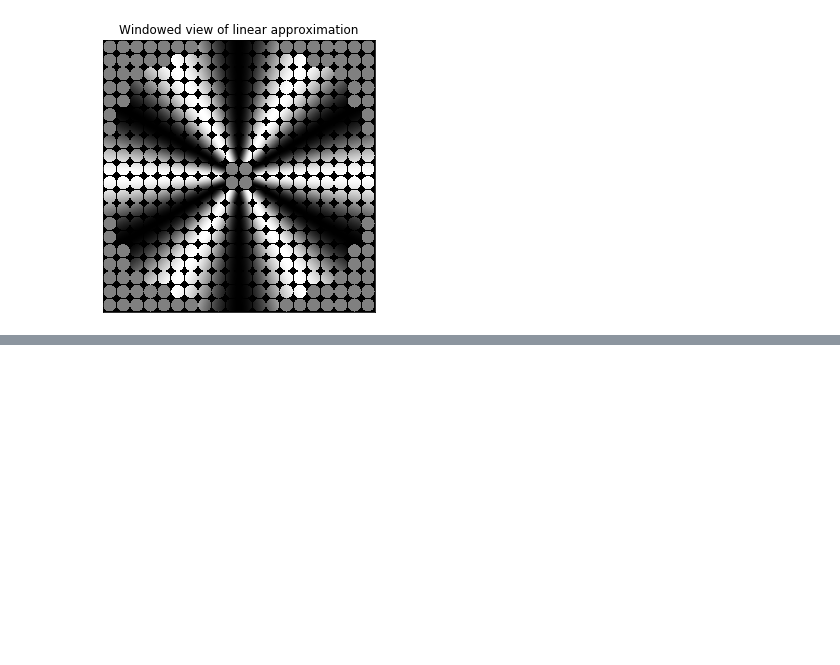
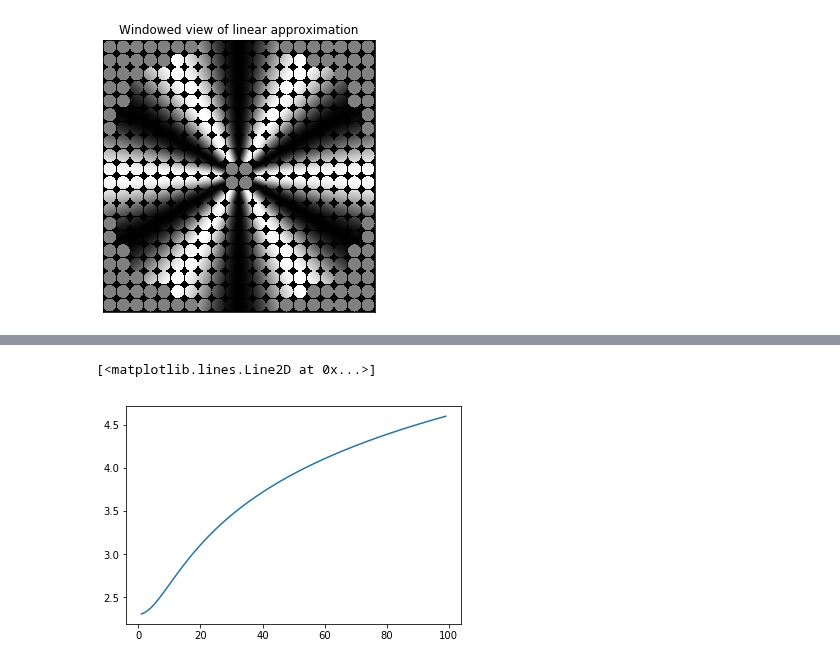
Before and after one commit to billbrod/spatial-frequency-preferences, a Jupyter notebook: notebooks/Grating-approximations.ipynb, the cells around one changed output, grey strips where cells are left out. Cells and saved outputs as stored; diff of their text form; code cells hidden in the pictures; blank space fills up the shorter version.

```diff
--- a/notebooks/Grating-approximations.ipynb
+++ b/notebooks/Grating-approximations.ipynb
@@ -77,0 +79,5 @@ for i in range(N):
+# %%
+def orig_func(x, y, w_a, w_r, phi=0):
+    lrad = np.log2(x**2+y**2)
+    theta = np.arctan2(y, x)
+    return ((w_r * np.log(2))/2) * lrad + w_a * theta + phi
@@ -77,0 +86,12 @@ for i in range(N):
+# %%
+w_r = 1
+w_a = 0
+x = 10
+ys = range(1,100)
+vals = []
+for y in ys:
+    vals.append(orig_func(x, y, w_a, w_r))
+plt.plot(ys, vals)
+# %% [output]
+[<matplotlib.lines.Line2D at 0x...>]
+[figure, added]
```
Also changed, not shown: parts of 27 cells of this notebook.
